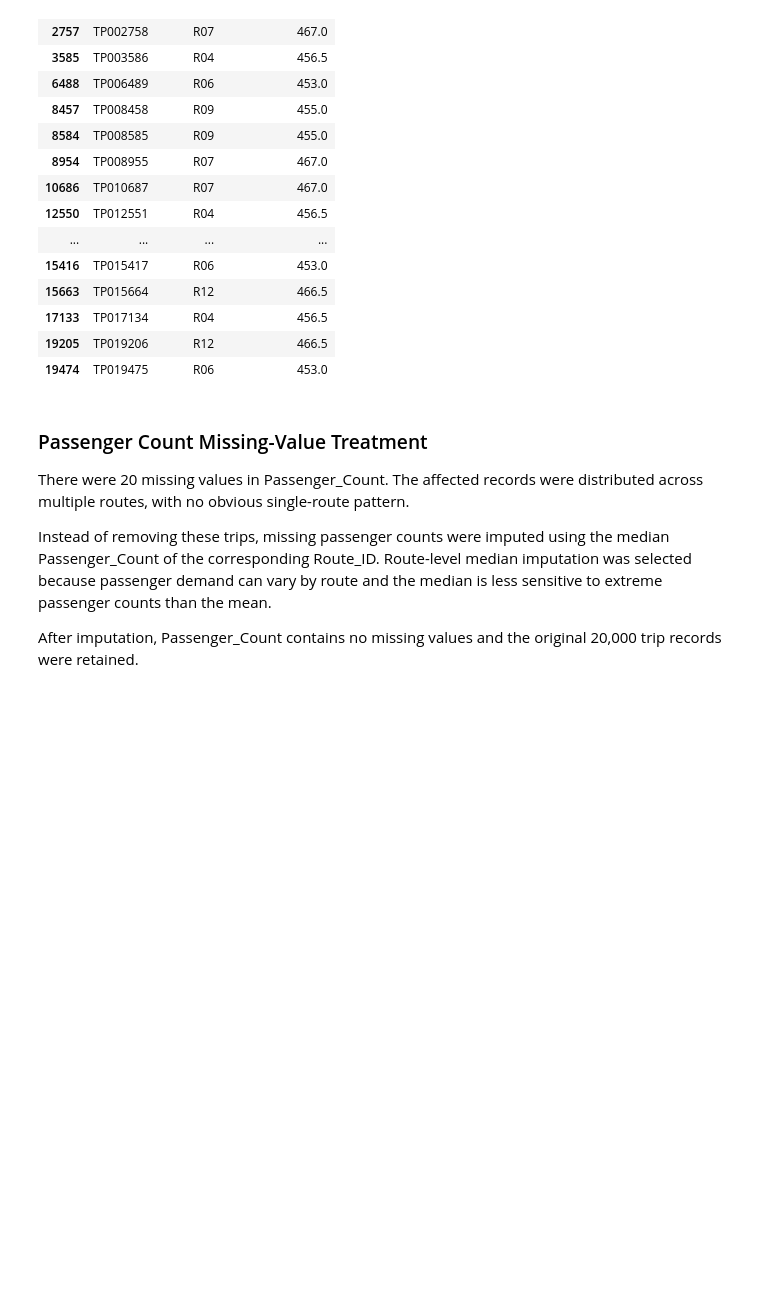
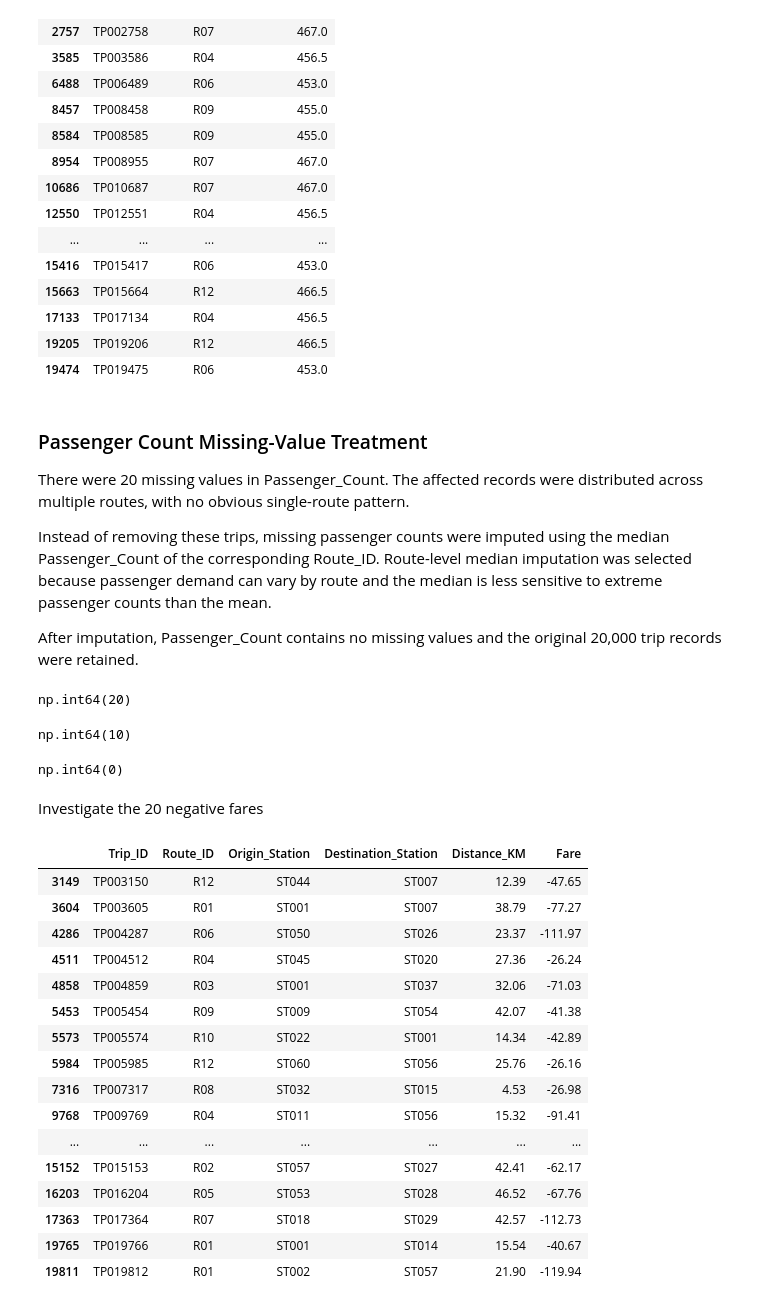
Before and after one commit to hemanthtavva/10k-coders, a Jupyter notebook: Py_Data_Analysis/pandass/metro/metro_analysis.ipynb, the cells around one changed output. Saved outputs shown, nothing was run; the diff lists cells and outputs as text; code cells hidden in the pictures; blank space fills up the shorter version.

```diff
--- a/Py_Data_Analysis/pandass/metro/metro_analysis.ipynb
+++ b/Py_Data_Analysis/pandass/metro/metro_analysis.ipynb
@@ -403,3 +403,40 @@ to extreme passenger counts than the mean.
 
 After imputation, Passenger_Count contains no missing values and
 the original 20,000 trip records were retained.
+# %%
+(cleaned_trips["Fare"] < 0).sum()
+# %% [output]
+np.int64(20)
+# %%
+(cleaned_trips["Distance_KM"] <= 0).sum()
+# %% [output]
+np.int64(10)
+# %%
+cleaned_trips["Passenger_Count"].isna().sum()
+# %% [output]
+np.int64(0)
+# %% [markdown]
+Investigate the 20 negative fares
+# %%
+cleaned_trips[cleaned_trips["Fare"] < 0][
+    ["Trip_ID", "Route_ID", "Origin_Station",
+     "Destination_Station", "Distance_KM", "Fare"]
+]
+# %% [output]
+|  | Trip_ID | Route_ID | Origin_Station | Destination_Station | Distance_KM | Fare |
+| 3149 | TP003150 | R12 | ST044 | ST007 | 12.39 | -47.65 |
+| 3604 | TP003605 | R01 | ST001 | ST007 | 38.79 | -77.27 |
+| 4286 | TP004287 | R06 | ST050 | ST026 | 23.37 | -111.97 |
+| 4511 | TP004512 | R04 | ST045 | ST020 | 27.36 | -26.24 |
+| 4858 | TP004859 | R03 | ST001 | ST037 | 32.06 | -71.03 |
+| 5453 | TP005454 | R09 | ST009 | ST054 | 42.07 | -41.38 |
+| 5573 | TP005574 | R10 | ST022 | ST001 | 14.34 | -42.89 |
+| 5984 | TP005985 | R12 | ST060 | ST056 | 25.76 | -26.16 |
+| 7316 | TP007317 | R08 | ST032 | ST015 | 4.53 | -26.98 |
+| 9768 | TP009769 | R04 | ST011 | ST056 | 15.32 | -91.41 |
+| ... | ... | ... | ... | ... | ... | ... |
+| 15152 | TP015153 | R02 | ST057 | ST027 | 42.41 | -62.17 |
+| 16203 | TP016204 | R05 | ST053 | ST028 | 46.52 | -67.76 |
+| 17363 | TP017364 | R07 | ST018 | ST029 | 42.57 | -112.73 |
+| 19765 | TP019766 | R01 | ST001 | ST014 | 15.54 | -40.67 |
+| 19811 | TP019812 | R01 | ST002 | ST057 | 21.90 | -119.94 |
```
Also changed, not shown: parts of 28 cells of this notebook.
